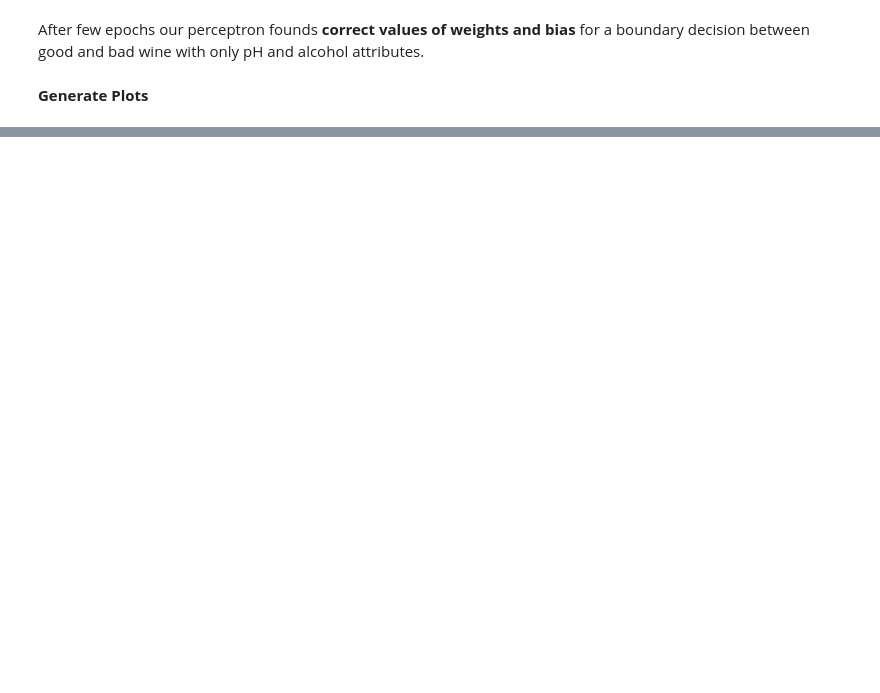
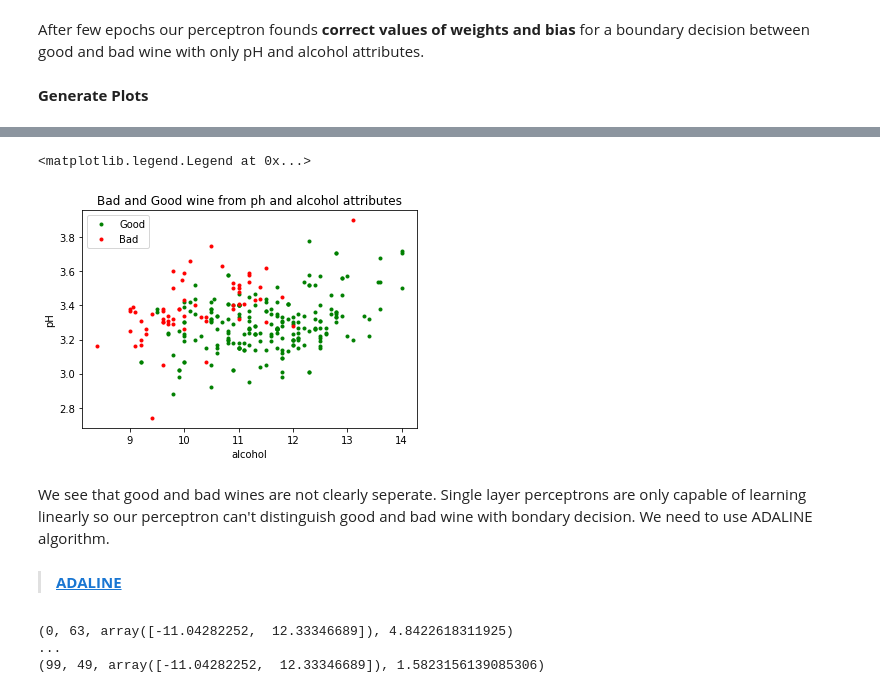
Before and after one commit to yohan-th/ft_sommelier, a Jupyter notebook: ft_sommelier.ipynb, the cells around one changed output, grey strips where cells are left out. Saved outputs shown, nothing was run; the diff lists cells and outputs as text; code cells hidden in the pictures; blank space fills up the shorter version.

```diff
--- a/ft_sommelier.ipynb
+++ b/ft_sommelier.ipynb
@@ -264,0 +325,7 @@ The Errors as function plot show us that our perceptron have difficulties to fin
+# %%
+wine_data = pd.read_csv("winequality-red.csv", delimiter=';')
+wine_data = wine_data.assign(drunkable=pd.Series(wine_data['quality'] >= 6))
+slct_data = wine_data[['pH', 'alcohol', 'quality', 'drunkable']]
+slct_data = slct_data[(slct_data.quality >= 7) | (slct_data.quality <= 4)].reset_index()
+slct_data['drunkable'] = slct_data['drunkable'].map({True:1, False:0})
+print(f"First a quick look of our good wines (quality >= 7) and bad (quality <= 4)\n\n{slct_data}")
@@ -264,0 +349,21 @@ The Errors as function plot show us that our perceptron have difficulties to fin
+# %%
+good_wines = slct_data[(slct_data['quality'] >= 7)]
+bad_wines = slct_data[(slct_data['quality'] <= 4)]
+
+# Plot
+fig, ax = plt.subplots()
+ax.plot(good_wines.loc[:, 'alcohol'], good_wines.loc[:, 'pH'], c='g', marker='o', linestyle='', ms=3, label="Good")
+ax.plot(bad_wines.loc[:, 'alcohol'], bad_wines.loc[:, 'pH'], c='r', marker='o', linestyle='', ms=3, label="Bad")
+ax.set_title('Bad and Good wine from ph and alcohol attributes')
+ax.set_xlabel('alcohol')
+ax.set_ylabel('pH')
+ax.legend()
+# %% [output]
+<matplotlib.legend.Legend at 0x...>
+[figure, added]
+# %% [markdown]
+We see that good and bad wines are not clearly seperate. Single layer perceptrons are only capable of learning linearly so our perceptron can't distinguish good and bad wine with bondary decision. We need to use ADALINE algorithm.
+# %% [markdown]
+
+
+> [**ADALINE**](https://www.bogotobogo.com/python/scikit-learn/Single-Layer-Neural-Network-Adaptive-Linear-Neuron.php)
@@ -264,0 +441,18 @@ The Errors as function plot show us that our perceptron have difficulties to fin
+# %%
+cpy_slct_data = copy.deepcopy(slct_data)
+
+cpy_slct_data['pH'] = normalize_data(cpy_slct_data['pH'])
+cpy_slct_data['alcohol'] = normalize_data(cpy_slct_data['alcohol'])
+
+X = cpy_slct_data.loc[:, ['pH', 'alcohol']]
+Y = cpy_slct_data['drunkable'].values
+
+ada = Adaline(lr = 0.08)
+train_adaline = ada.train(X.values, Y, 100)
+print(train_adaline[0])
+print("...")
+print(train_adaline[-1])
+# %% [output]
+(0, 63, array([-11.04282252,  12.33346689]), 4.8422618311925)
+...
+(99, 49, array([-11.04282252,  12.33346689]), 1.5823156139085306)
```
Also changed, not shown: parts of 22 cells of this notebook.
